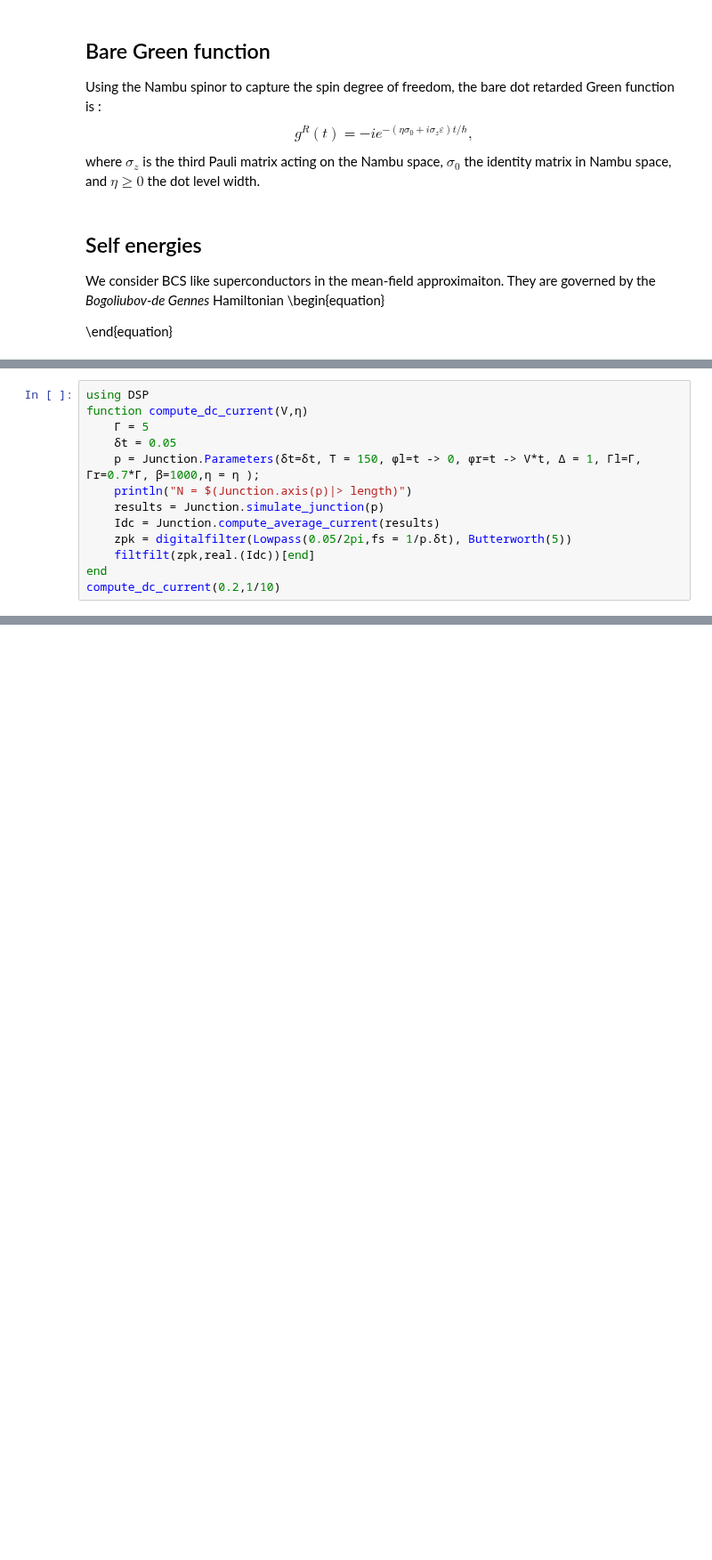
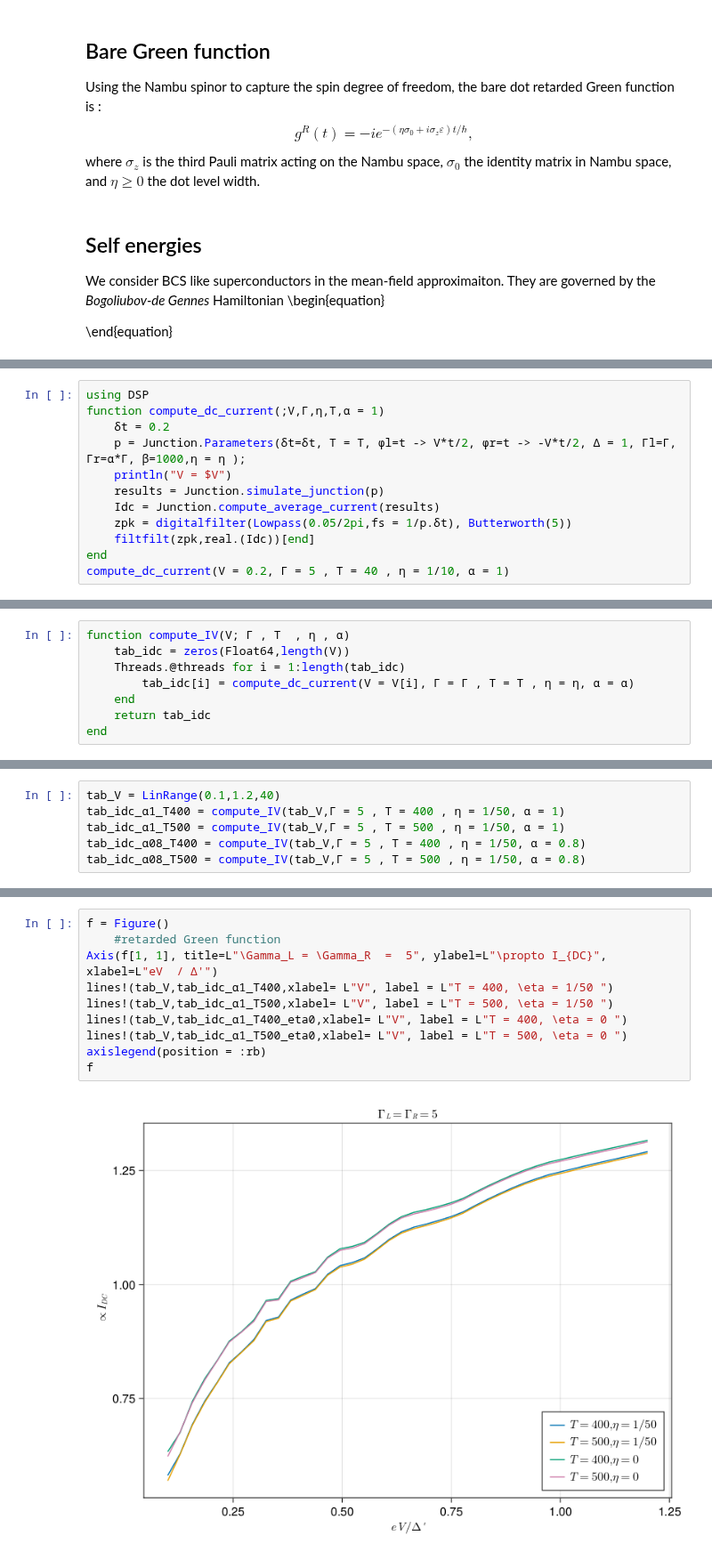
Before and after one commit to BaptisteLamic/NonEquilibriumGreenFunction.jl, a Jupyter notebook: examples/SQDS_junction.ipynb, the cells around one changed output, grey strips where cells are left out. Shown at 89% size. Drawn from its saved outputs; the diff is of its cells as text; blank space fills up the shorter version.

```diff
--- a/examples/SQDS_junction.ipynb
+++ b/examples/SQDS_junction.ipynb
@@ -318,14 +339,13 @@ N = 5001
 # %%
 using DSP
-function compute_dc_current(V,η)
-    Γ = 5
-    δt = 0.05
-    p = Junction.Parameters(δt=δt, T = 150, ϕl=t -> 0, ϕr=t -> V*t, Δ = 1, Γl=Γ, Γr=0.7*Γ, β=1000,η = η );
-    println("N = $(Junction.axis(p)|> length)")
+function compute_dc_current(;V,Γ,η,T,α = 1)
+    δt = 0.2
+    p = Junction.Parameters(δt=δt, T = T, ϕl=t -> V*t/2, ϕr=t -> -V*t/2, Δ = 1, Γl=Γ, Γr=α*Γ, β=1000,η = η );
+    println("V = $V")
     results = Junction.simulate_junction(p)
     Idc = Junction.compute_average_current(results)
     zpk = digitalfilter(Lowpass(0.05/2pi,fs = 1/p.δt), Butterworth(5))
     filtfilt(zpk,real.(Idc))[end]
 end
-compute_dc_current(0.2,1/10)
+compute_dc_current(V = 0.2, Γ = 5 , T = 40 , η = 1/10, α = 1)
 # %% [output]
@@ -333,0 +354,8 @@ N = 3001
+# %%
+function compute_IV(V; Γ , T  , η , α)
+    tab_idc = zeros(Float64,length(V))
+    Threads.@threads for i = 1:length(tab_idc)
+        tab_idc[i] = compute_dc_current(V = V[i], Γ = Γ , T = T , η = η, α = α)
+    end
+    return tab_idc
+end
@@ -362,0 +378,6 @@ scatter(tab_V,tab_idc,xlabel= L"V")
+# %%
+tab_V = LinRange(0.1,1.2,40)
+tab_idc_α1_T400 = compute_IV(tab_V,Γ = 5 , T = 400 , η = 1/50, α = 1)
+tab_idc_α1_T500 = compute_IV(tab_V,Γ = 5 , T = 500 , η = 1/50, α = 1)
+tab_idc_α08_T400 = compute_IV(tab_V,Γ = 5 , T = 400 , η = 1/50, α = 0.8)
+tab_idc_α08_T500 = compute_IV(tab_V,Γ = 5 , T = 500 , η = 1/50, α = 0.8)
@@ -362,0 +419,12 @@ scatter(tab_V,tab_idc,xlabel= L"V")
+# %%
+f = Figure()
+    #retarded Green function
+Axis(f[1, 1], title=L"\Gamma_L = \Gamma_R  =  5", ylabel=L"\propto I_{DC}", xlabel=L"eV  / Δ'")
+lines!(tab_V,tab_idc_α1_T400,xlabel= L"V", label = L"T = 400, \eta = 1/50 ")
+lines!(tab_V,tab_idc_α1_T500,xlabel= L"V", label = L"T = 500, \eta = 1/50 ")
+lines!(tab_V,tab_idc_α1_T400_eta0,xlabel= L"V", label = L"T = 400, \eta = 0 ")
+lines!(tab_V,tab_idc_α1_T500_eta0,xlabel= L"V", label = L"T = 500, \eta = 0 ")
+axislegend(position = :rb)
+f
+# %% [output]
+[figure, added]
```
Also changed, not shown: parts of 17 cells of this notebook.
